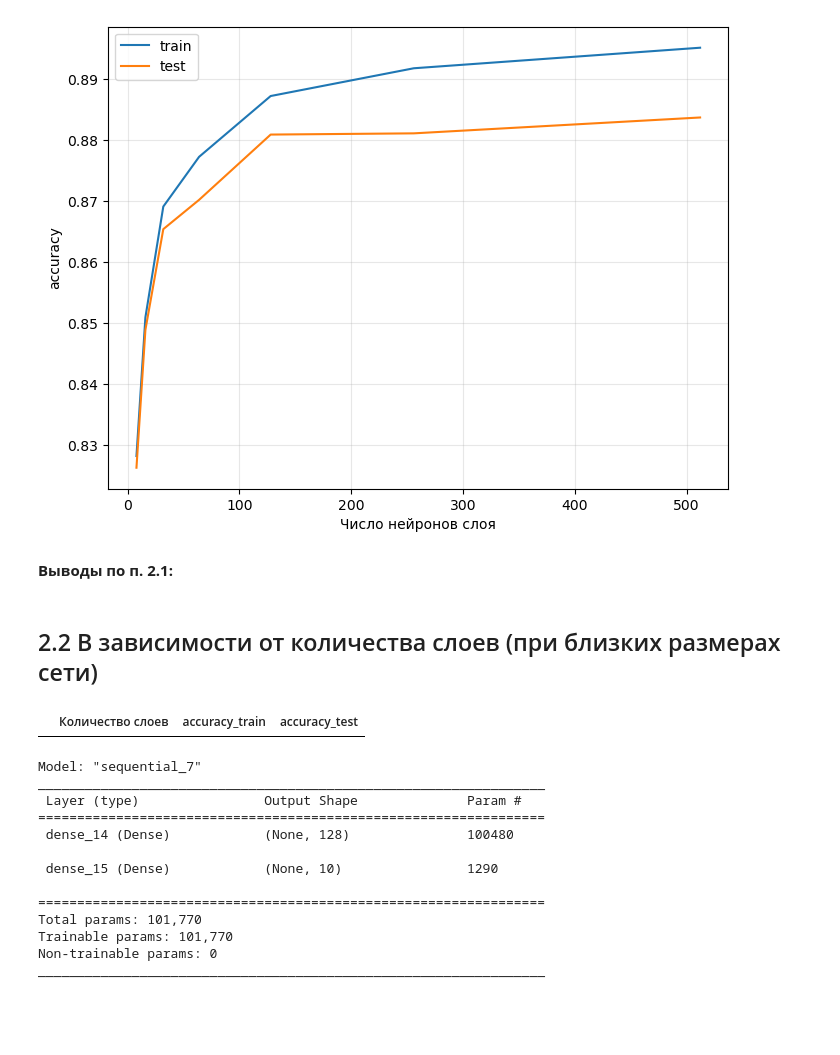
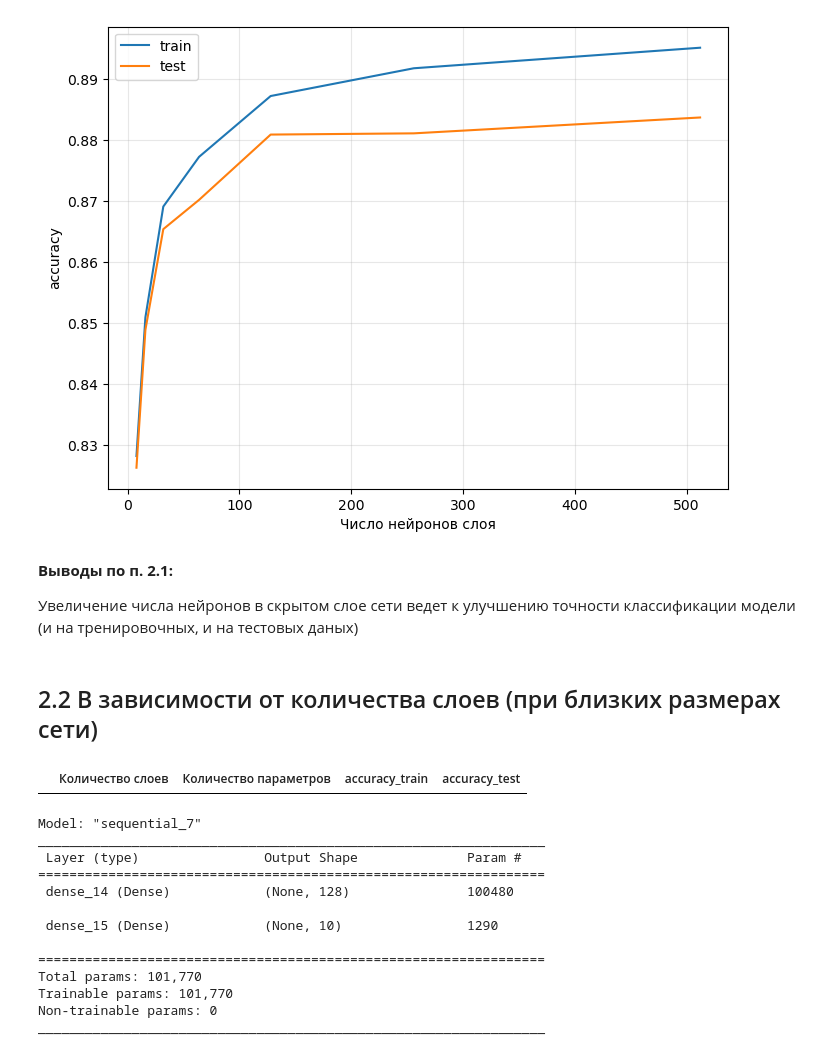
Before and after one commit to dnlygvtv/02_Python_for_Neural_Networks, a Jupyter notebook: HW/HW_2.ipynb, the cells around one changed output. Saved outputs shown, nothing was run; the diff lists cells and outputs as text; code cells hidden in the pictures; blank space fills up the shorter version.

```diff
--- a/HW/HW_2.ipynb
+++ b/HW/HW_2.ipynb
@@ -156,15 +158,19 @@ plt.grid(alpha=.3)
 plt.legend(loc='best');
 # %% [output]
 [figure]
-# %% [markdown]
-**Выводы по п. 2.1:**
+# %% [markdown]
+**Выводы по п. 2.1:**
+
+Увеличение числа нейронов в скрытом слое сети ведет к улучшению точности классификации модели (и на тренировочных, и на тестовых даных)
 # %% [markdown]
 ## 2.2 В зависимости от количества слоев (при близких размерах сети)
 # %%
-stata_2 = pd.DataFrame(columns=['Количество слоев', 'accuracy_train', 'accuracy_test'])
+stata_2 = pd.DataFrame(columns=['Количество слоев', 'Количество параметров',
+                                'accuracy_train', 'accuracy_test']
+                                )
 stata_2
 # %% [output]
-|  | Количество слоев | accuracy_train | accuracy_test |
+|  | Количество слоев | Количество параметров | accuracy_train | accuracy_test |
 # %%
 model_2 = Sequential()
 model_2.add(Dense(128, input_shape=(28 * 28,), activation='relu'))
```
Also changed, not shown: parts of 12 cells of this notebook.
